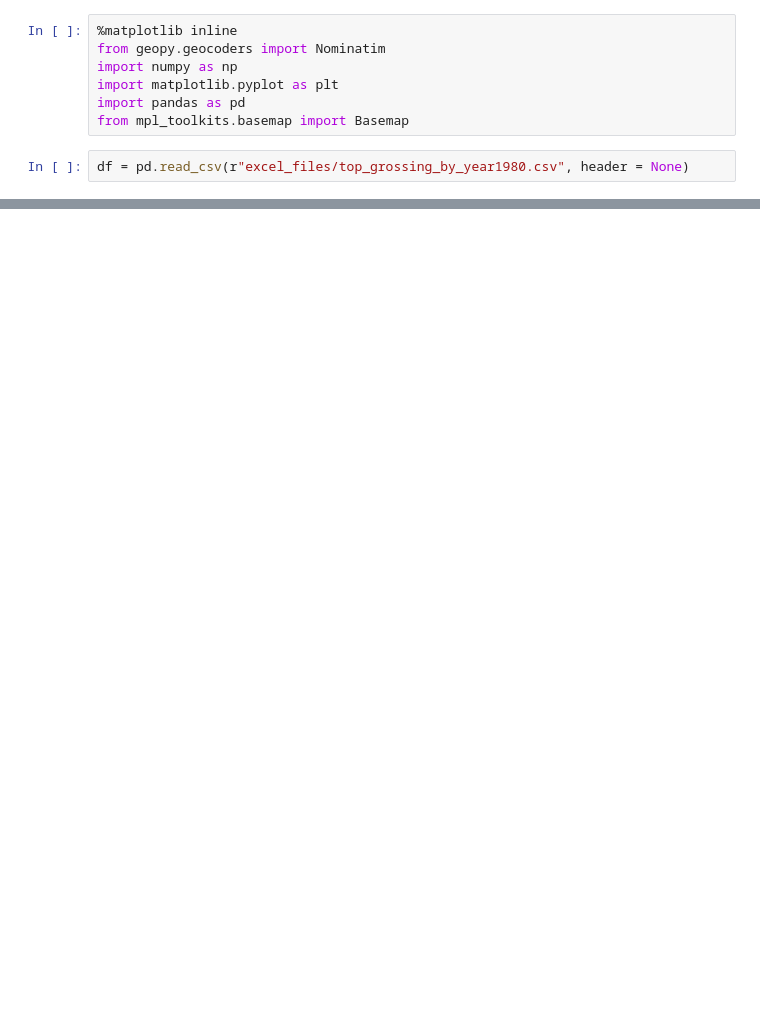
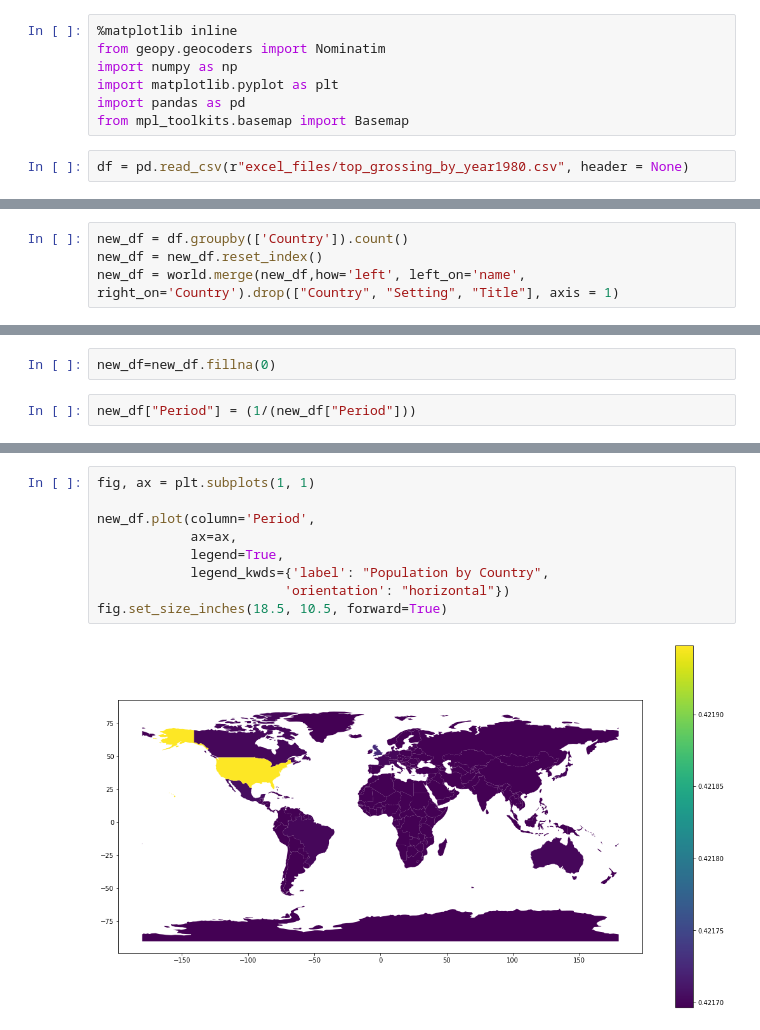
Before and after one commit to 97emilylc/97emilylc.github.io, a Jupyter notebook: Maps of Highest Grossing Films.ipynb, the cells around one changed output, grey strips where cells are left out. Saved outputs shown, nothing was run; the diff lists cells and outputs as text; blank space fills up the shorter version.

```diff
--- a/Maps of Highest Grossing Films.ipynb
+++ b/Maps of Highest Grossing Films.ipynb
@@ -44,0 +91,4 @@ location[1]
+# %%
+new_df = df.groupby(['Country']).count()
+new_df = new_df.reset_index()
+new_df = world.merge(new_df,how='left', left_on='name', right_on='Country').drop(["Country", "Setting", "Title"], axis = 1)
@@ -44,0 +114,4 @@ location[1]
+# %%
+new_df=new_df.fillna(0)
+# %%
+new_df["Period"] = (1/(new_df["Period"]))
@@ -44,0 +127,11 @@ location[1]
+# %%
+fig, ax = plt.subplots(1, 1)
+
+new_df.plot(column='Period',
+            ax=ax,
+            legend=True,
+            legend_kwds={'label': "Population by Country",
+                        'orientation': "horizontal"})
+fig.set_size_inches(18.5, 10.5, forward=True)
+# %% [output]
+[figure, added]
```
Also changed, not shown: parts of 19 cells of this notebook, 2 other files.
